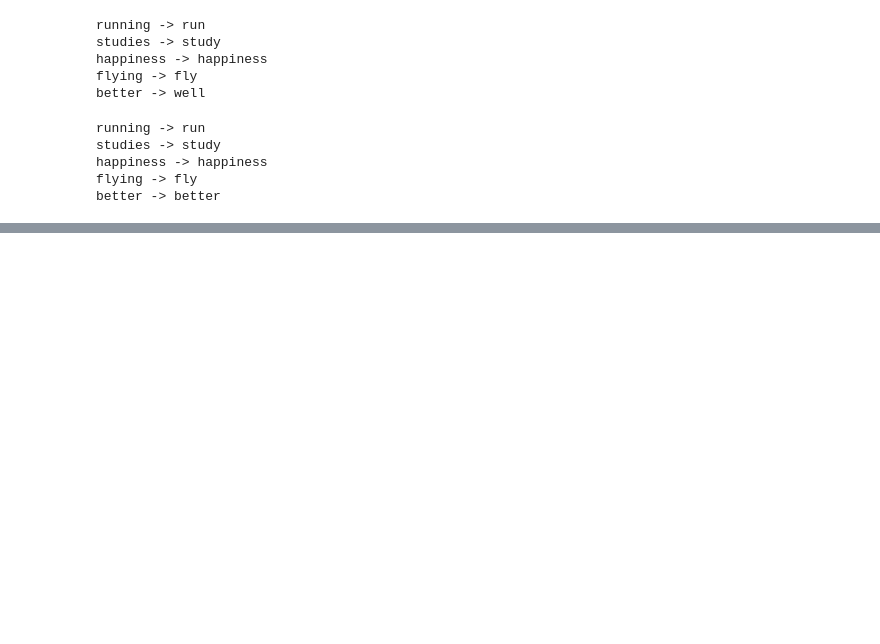
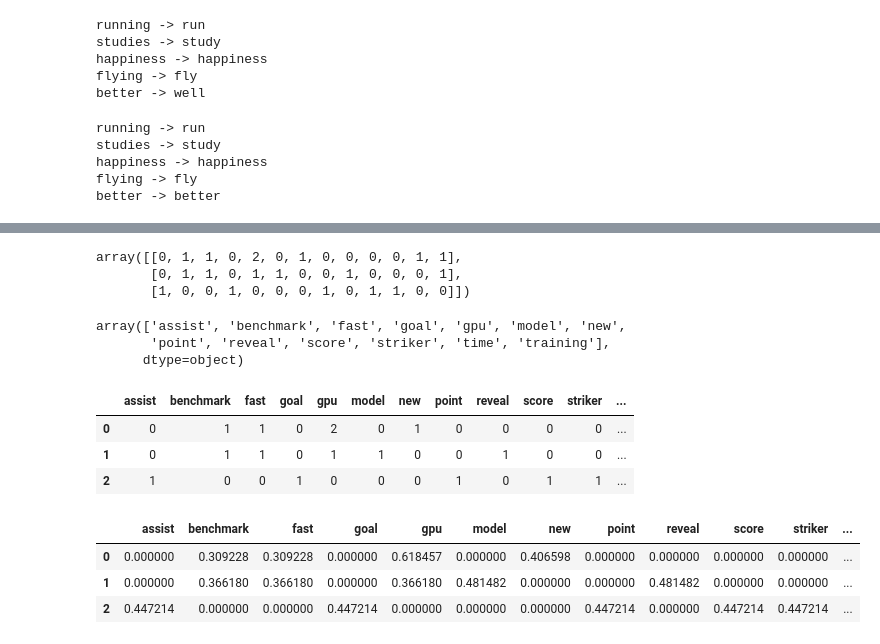
Before and after one commit to Laxminarayen/Inceptez-batch-25-Classwork, a Jupyter notebook: ML-Class2-MultiModalPreprocessing-Similarity/MultiModalPreprocessing.ipynb, the cells around one changed output, grey strips where cells are left out. Drawn from its saved outputs; the diff is of its cells as text; code cells hidden in the pictures; blank space fills up the shorter version.

```diff
--- a/ML-Class2-MultiModalPreprocessing-Similarity/MultiModalPreprocessing.ipynb
+++ b/ML-Class2-MultiModalPreprocessing-Similarity/MultiModalPreprocessing.ipynb
@@ -107,0 +166,8 @@ better -> better
+# %%
+docs = ["New GPU benchmarks show faster training time GPU", "GPU benchmark reveals faster model training",
+        'The striker scored two goals and an assist point']
+labels = ['base','similar','different']
+# %%
+import numpy as np
+normalize_corpus = np.vectorize(normalize_corpus)
+norm_corpus = normalize_corpus(docs)
@@ -107,0 +179,26 @@ better -> better
+# %%
+#N-gram vectors
+
+cv = CountVectorizer(lowercase=True,stop_words='english',ngram_range=(1,2))
+X_count = cv.fit_transform(norm_corpus)
+# %%
+X_count.toarray()
+# %% [output]
+array([[0, 1, 1, 0, 2, 0, 1, 0, 0, 0, 0, 1, 1],
+       [0, 1, 1, 0, 1, 1, 0, 0, 1, 0, 0, 0, 1],
+       [1, 0, 0, 1, 0, 0, 0, 1, 0, 1, 1, 0, 0]])
+# %%
+vocab = cv.get_feature_names_out()
+# %%
+vocab
+# %% [output]
+array(['assist', 'benchmark', 'fast', 'goal', 'gpu', 'model', 'new',
+       'point', 'reveal', 'score', 'striker', 'time', 'training'],
+      dtype=object)
+# %%
+pd.DataFrame(X_count.toarray(),columns=vocab)
+# %% [output]
+|  | assist | benchmark | fast | goal | gpu | model | new | point | reveal | score | striker | ... |
+| 0 | 0 | 1 | 1 | 0 | 2 | 0 | 1 | 0 | 0 | 0 | 0 | ... |
+| 1 | 0 | 1 | 1 | 0 | 1 | 1 | 0 | 0 | 1 | 0 | 0 | ... |
+| 2 | 1 | 0 | 0 | 1 | 0 | 0 | 0 | 1 | 0 | 1 | 1 | ... |
@@ -107,0 +210,7 @@ better -> better
+# %%
+pd.DataFrame(X_tfidf.toarray(),columns=vocab)
+# %% [output]
+|  | assist | benchmark | fast | goal | gpu | model | new | point | reveal | score | striker | ... |
+| 0 | 0.000000 | 0.309228 | 0.309228 | 0.000000 | 0.618457 | 0.000000 | 0.406598 | 0.000000 | 0.000000 | 0.000000 | 0.000000 | ... |
+| 1 | 0.000000 | 0.366180 | 0.366180 | 0.000000 | 0.366180 | 0.481482 | 0.000000 | 0.000000 | 0.481482 | 0.000000 | 0.000000 | ... |
+| 2 | 0.447214 | 0.000000 | 0.000000 | 0.447214 | 0.000000 | 0.000000 | 0.000000 | 0.447214 | 0.000000 | 0.447214 | 0.447214 | ... |
```
Also changed, not shown: parts of 22 cells of this notebook, 1 other file.
